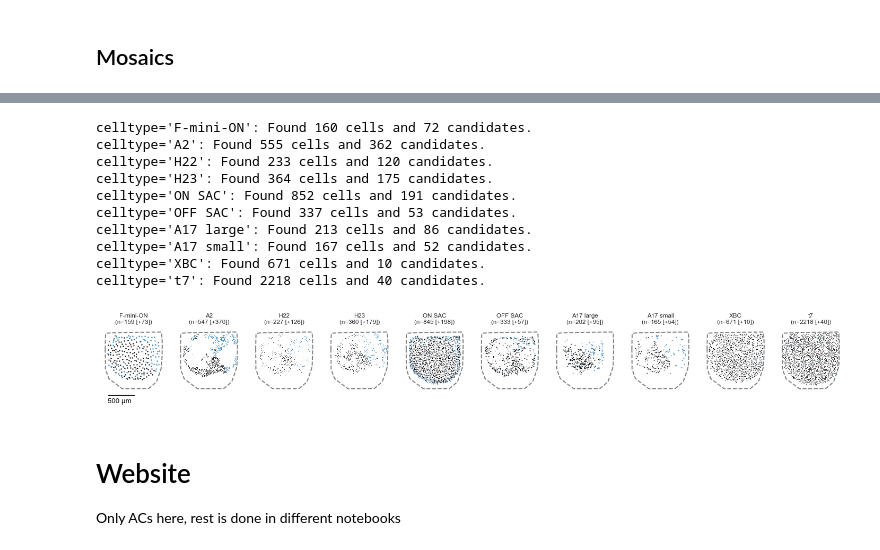
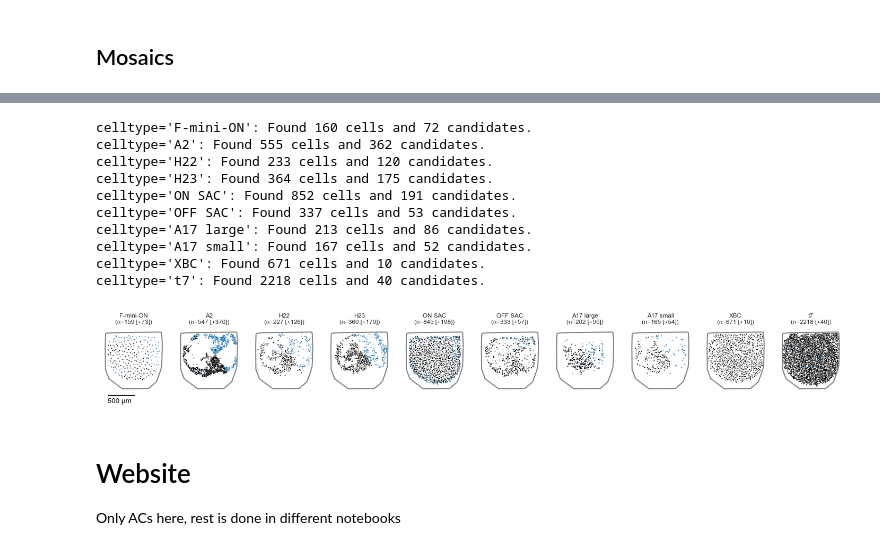
Before and after one commit to eyewire2/eyewire2-figures, a Jupyter notebook: notebooks/plot_cellclass_embedding.ipynb, the cells around one changed output, grey strips where cells are left out. Cells and saved outputs as stored; diff of their text form; code cells hidden in the pictures.

Commit message:
update scatter plots

```diff
--- a/notebooks/plot_cellclass_embedding.ipynb
+++ b/notebooks/plot_cellclass_embedding.ipynb
@@ -484,7 +484,7 @@ from eyewire2_morphological_clustering.utils.mosaics import plot_multiple_mosaic
 max_val = 7
 
 celltypes = ['F-mini-ON', 'A2', 'H22', 'H23', 'ON SAC', 'OFF SAC', 'A17 large', 'A17 small', 'XBC', 't7']
-marker_sizes = [2, 0.3, 0.3, 0.3, 1, 1, 1, 1, 1, 0.3]
+marker_sizes = [1.2] * len(celltypes)
 ncols = len(celltypes)
 
 for name, extent in {'wide': [50, 1150, 50, 1150]}.items(): # 'zoom2': [200, 300, 600, 700], 'zoom': [200, 400, 600, 800]
@@ -517,34 +517,35 @@ for name, extent in {'wide': [50, 1150, 50, 1150]}.items(): # 'zoom2': [200, 300
         outline_hull=hull_pts if 'wide' in name.lower() else None,
         cb=False,
         sb_size=500 if 'wide' in name.lower() else 100,
+        outline_kws = dict(c='gray', ls='-', clip_on=False),
     )
 
     for j, ax in enumerate(axs.flat):
         celltype = celltypes[j]
         df_ct = df[(df.celltype_final==celltype) & df.valid_celltype_final]
         n_cells = len(df_ct)
         n_cells_clf = sum(df_ct.celltype_final_decision == 'classifier')
         n_cells_label = n_cells - n_cells_clf
         if n_cells_clf > 0:
             ax.set_title(f"{celltype}\n(n={n_cells_label} [+{n_cells_clf}])", fontsize=7)
         else:
             ax.set_title(f"{celltype}\n(n={n_cells_label})", fontsize=7)
 
     fig.savefig(f'{fig_dir}/scatter-class_{extent}.svg', dpi=600, bbox_inches='tight')
     fig.savefig(f'{fig_dir}/scatter-class_{extent}.png', dpi=600, bbox_inches='tight')
     plt.show()
 # %% [output]
 celltype='F-mini-ON': Found 160 cells and 72 candidates.
 celltype='A2': Found 555 cells and 362 candidates.
 celltype='H22': Found 233 cells and 120 candidates.
 celltype='H23': Found 364 cells and 175 candidates.
 celltype='ON SAC': Found 852 cells and 191 candidates.
 celltype='OFF SAC': Found 337 cells and 53 candidates.
 celltype='A17 large': Found 213 cells and 86 candidates.
 celltype='A17 small': Found 167 cells and 52 candidates.
 celltype='XBC': Found 671 cells and 10 candidates.
 celltype='t7': Found 2218 cells and 40 candidates.
-[figure, old version]
+[figure, new version]
 # %% [markdown]
 # Website
 
```
Also changed, not shown: parts of 3 cells of this notebook, 2 other files.
